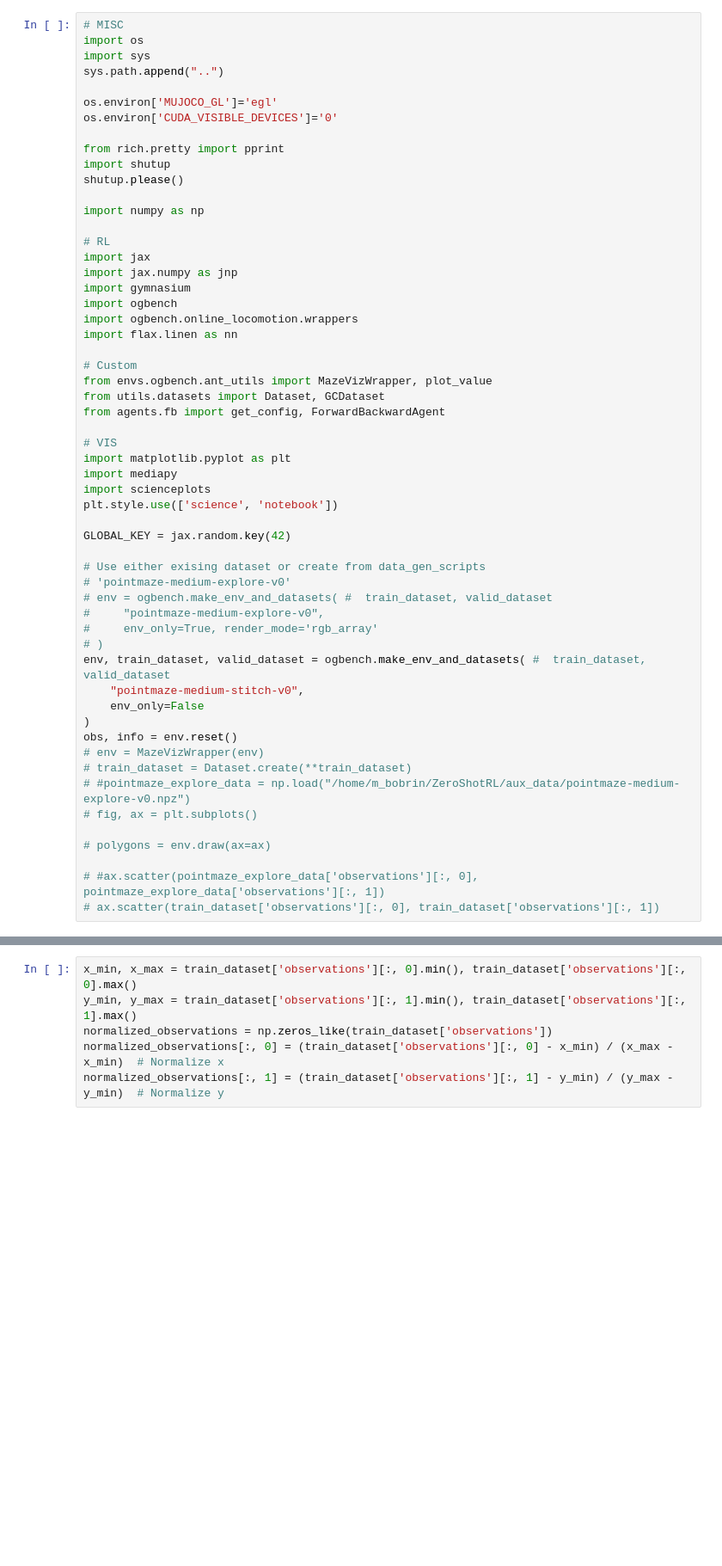
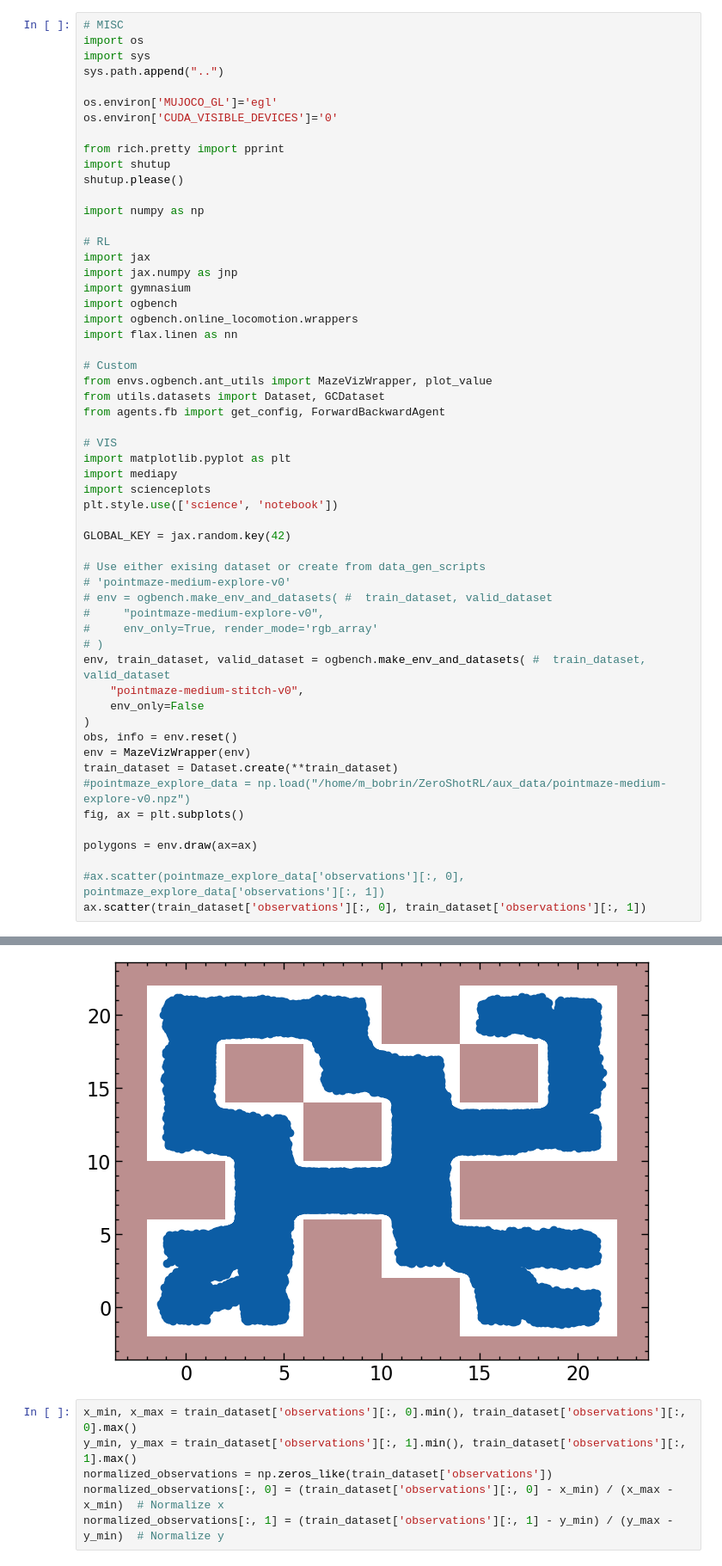
Before and after one commit to skylooop/ZeroShotRL, a Jupyter notebook: notebooks/ogbench.ipynb, the cells around one changed output, grey strips where cells are left out. Shown at 86% size. Saved outputs shown, nothing was run; the diff lists cells and outputs as text; blank space fills up the shorter version.

```diff
--- a/notebooks/ogbench.ipynb
+++ b/notebooks/ogbench.ipynb
@@ -45,12 +45,13 @@ env, train_dataset, valid_dataset = ogbench.make_env_and_datasets( #  train_data
     env_only=False
 )
 obs, info = env.reset()
-# env = MazeVizWrapper(env)
-# train_dataset = Dataset.create(**train_dataset)
-# #pointmaze_explore_data = np.load("/home/m_bobrin/ZeroShotRL/aux_data/pointmaze-medium-explore-v0.npz")
-# fig, ax = plt.subplots()
+env = MazeVizWrapper(env)
+train_dataset = Dataset.create(**train_dataset)
+#pointmaze_explore_data = np.load("/home/m_bobrin/ZeroShotRL/aux_data/pointmaze-medium-explore-v0.npz")
+fig, ax = plt.subplots()
 
-# polygons = env.draw(ax=ax)
+polygons = env.draw(ax=ax)
 
-# #ax.scatter(pointmaze_explore_data['observations'][:, 0], pointmaze_explore_data['observations'][:, 1])
-# ax.scatter(train_dataset['observations'][:, 0], train_dataset['observations'][:, 1])
+#ax.scatter(pointmaze_explore_data['observations'][:, 0], pointmaze_explore_data['observations'][:, 1])
+ax.scatter(train_dataset['observations'][:, 0], train_dataset['observations'][:, 1])
+# %% [output]
@@ -57,3 +63,4 @@ obs, info = env.reset()
+[figure, added]
 # %%
 x_min, x_max = train_dataset['observations'][:, 0].min(), train_dataset['observations'][:, 0].max()
 y_min, y_max = train_dataset['observations'][:, 1].min(), train_dataset['observations'][:, 1].max()
```
Also changed, not shown: parts of 2 cells of this notebook, 12 other files.
